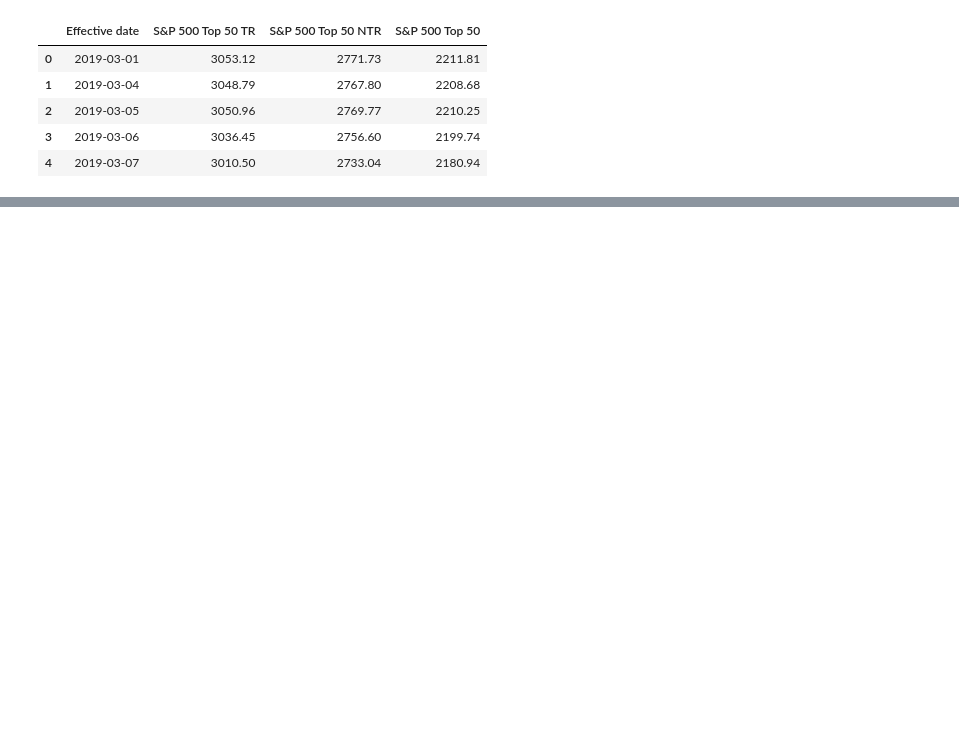
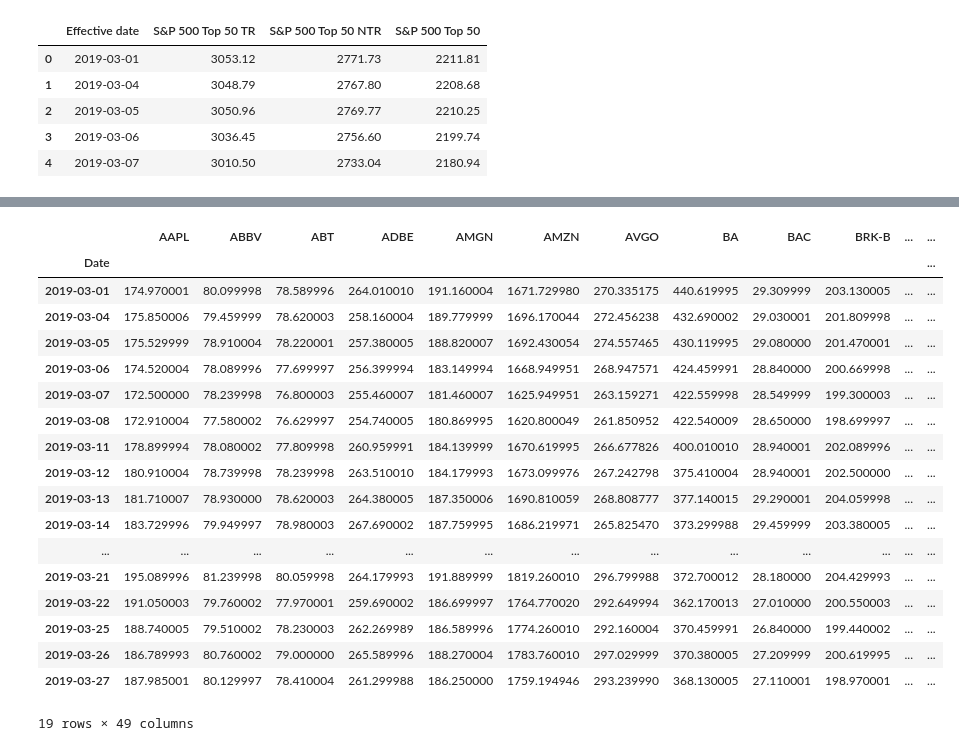
Before and after one commit to luisvillarreal/w266_final, a Jupyter notebook: Data Profiling.ipynb, the cells around one changed output, grey strips where cells are left out. Drawn from its saved outputs; the diff is of its cells as text; code cells hidden in the pictures; blank space fills up the shorter version.

Commit message:
[SHAH]: Panel Data

```diff
--- a/Data Profiling.ipynb
+++ b/Data Profiling.ipynb
@@ -93,0 +101,5 @@ agg_sp50.head()
+# %%
+tickers = list(set(df['ticker'].unique()))
+# %%
+tickers.append('BRK-B')
+tickers.remove('BRK')
@@ -93,0 +110,4 @@ agg_sp50.head()
+# %%
+import fix_yahoo_finance as yf
+
+complete_panel_data = yf.download(tickers, start="2019-03-01", end="2019-03-29")
@@ -93,0 +128,22 @@ agg_sp50.head()
+# %%
+complete_panel_data.loc[complete_panel_data.index]['Adj Close']
+# %% [output]
+|  | AAPL | ABBV | ABT | ADBE | AMGN | AMZN | AVGO | BA | BAC | BRK-B | ... | ... |
+| Date |  |  |  |  |  |  |  |  |  |  |  | ... |
+| 2019-03-01 | 174.970001 | 80.099998 | 78.589996 | 264.010010 | 191.160004 | 1671.729980 | 270.335175 | 440.619995 | 29.309999 | 203.130005 | ... | ... |
+| 2019-03-04 | 175.850006 | 79.459999 | 78.620003 | 258.160004 | 189.779999 | 1696.170044 | 272.456238 | 432.690002 | 29.030001 | 201.809998 | ... | ... |
+| 2019-03-05 | 175.529999 | 78.910004 | 78.220001 | 257.380005 | 188.820007 | 1692.430054 | 274.557465 | 430.119995 | 29.080000 | 201.470001 | ... | ... |
+| 2019-03-06 | 174.520004 | 78.089996 | 77.699997 | 256.399994 | 183.149994 | 1668.949951 | 268.947571 | 424.459991 | 28.840000 | 200.669998 | ... | ... |
+| 2019-03-07 | 172.500000 | 78.239998 | 76.800003 | 255.460007 | 181.460007 | 1625.949951 | 263.159271 | 422.559998 | 28.549999 | 199.300003 | ... | ... |
+| 2019-03-08 | 172.910004 | 77.580002 | 76.629997 | 254.740005 | 180.869995 | 1620.800049 | 261.850952 | 422.540009 | 28.650000 | 198.699997 | ... | ... |
+| 2019-03-11 | 178.899994 | 78.080002 | 77.809998 | 260.959991 | 184.139999 | 1670.619995 | 266.677826 | 400.010010 | 28.940001 | 202.089996 | ... | ... |
+| 2019-03-12 | 180.910004 | 78.739998 | 78.239998 | 263.510010 | 184.179993 | 1673.099976 | 267.242798 | 375.410004 | 28.940001 | 202.500000 | ... | ... |
+| 2019-03-13 | 181.710007 | 78.930000 | 78.620003 | 264.380005 | 187.350006 | 1690.810059 | 268.808777 | 377.140015 | 29.290001 | 204.059998 | ... | ... |
+| 2019-03-14 | 183.729996 | 79.949997 | 78.980003 | 267.690002 | 187.759995 | 1686.219971 | 265.825470 | 373.299988 | 29.459999 | 203.380005 | ... | ... |
+| ... | ... | ... | ... | ... | ... | ... | ... | ... | ... | ... | ... | ... |
+| 2019-03-21 | 195.089996 | 81.239998 | 80.059998 | 264.179993 | 191.889999 | 1819.260010 | 296.799988 | 372.700012 | 28.180000 | 204.429993 | ... | ... |
+| 2019-03-22 | 191.050003 | 79.760002 | 77.970001 | 259.690002 | 186.699997 | 1764.770020 | 292.649994 | 362.170013 | 27.010000 | 200.550003 | ... | ... |
+| 2019-03-25 | 188.740005 | 79.510002 | 78.230003 | 262.269989 | 186.589996 | 1774.260010 | 292.160004 | 370.459991 | 26.840000 | 199.440002 | ... | ... |
+| 2019-03-26 | 186.789993 | 80.760002 | 79.000000 | 265.589996 | 188.270004 | 1783.760010 | 297.029999 | 370.380005 | 27.209999 | 200.619995 | ... | ... |
+| 2019-03-27 | 187.985001 | 80.129997 | 78.410004 | 261.299988 | 186.250000 | 1759.194946 | 293.239990 | 368.130005 | 27.110001 | 198.970001 | ... | ... |
+19 rows × 49 columns
```
Also changed, not shown: parts of 24 cells of this notebook.
